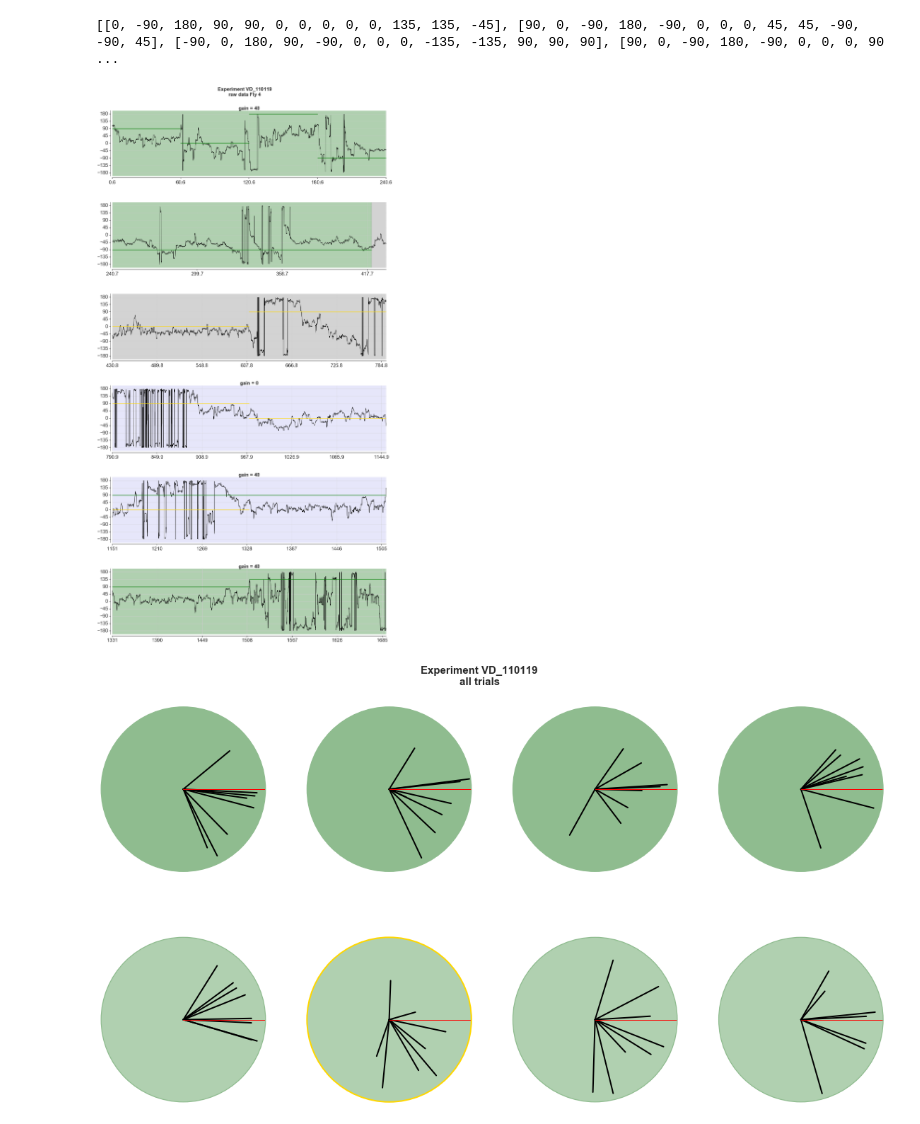
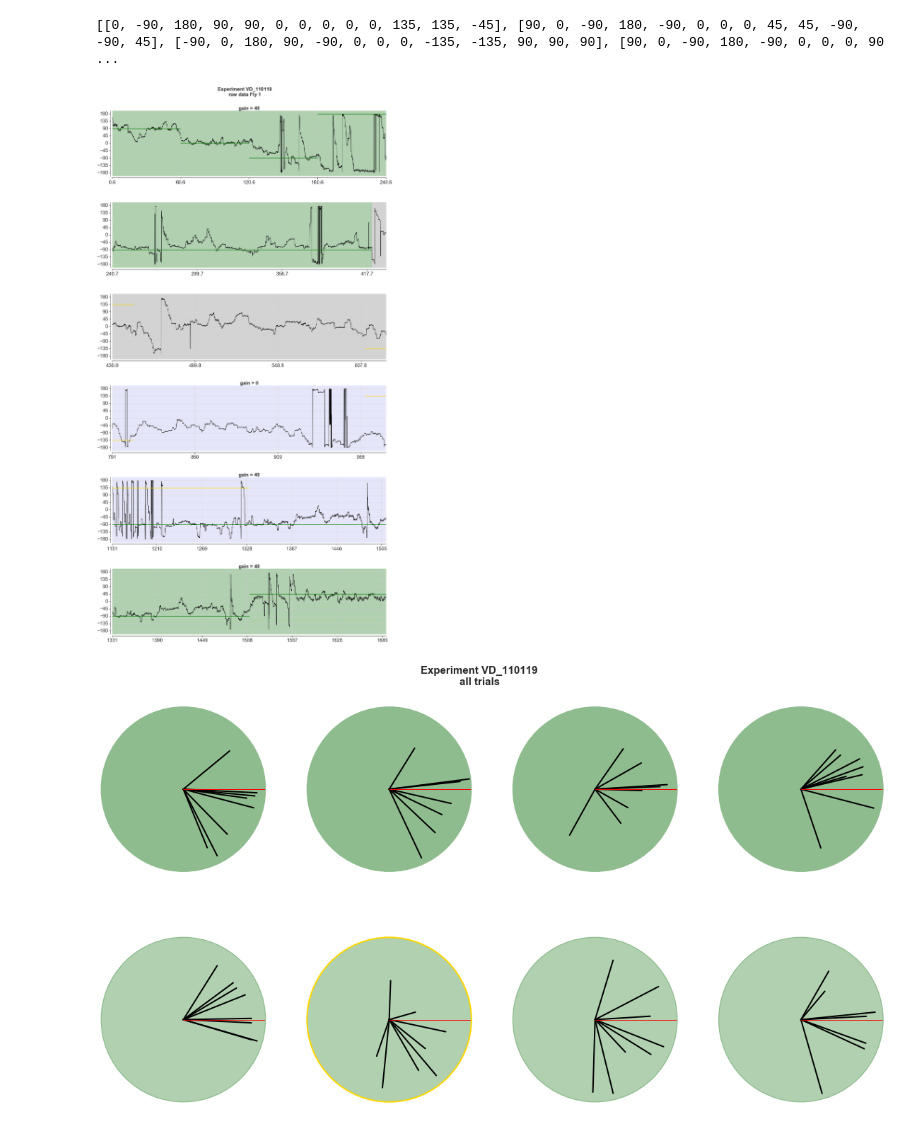
Before and after one commit to f-ponce/vdesert_pipeline, a Jupyter notebook: VD_110119_ov.ipynb, the cells around one changed output. Saved outputs shown, nothing was run; the diff lists cells and outputs as text; code cells hidden in the pictures.

```diff
--- a/VD_110119_ov.ipynb
+++ b/VD_110119_ov.ipynb
@@ -189,7 +189,7 @@ def circvar(alpha,axis=None):
     V = 1-R
     return R
 # %%
-dataDir = '/Users/fponce/Documents/vdesert/temp'
+dataDir = '/Users/fponce/Documents/vdesert/VD_110119/data'
 
 pattern_vdesert_data = "*.hdf5"
 exp = 'VD_110119'
@@ -710,7 +713,7 @@ for i in range(len(allangles_vf)):
 sns.set_style("ticks")
 allangles = all_magnotether_interp_angles
 
-for i in [4]:
+for i in [1]:
     # #plot raw normed data
     fig, axs = plt.subplots(figsize=(30, 50), facecolor='w', edgecolor='k')
     #fig.tight_layout()
@@ -812,6 +815,11 @@ for i in [4]:
     c = all_start_frames_m[i][7]
     d = all_end_frames_m[i][7]
 
+    a = all_start_frames_m[i][6]
+    b = all_start_frames_m[i][6] + 450
+    c = all_start_frames_m[i][7]
+    d = all_start_frames_m[i][7] + 450
+
     ang_to_plot = allangles[i][a:d]
 
     ax3.plot(reg_t[a:d],ang_to_plot,color = 'k')
@@ -847,6 +855,11 @@ for i in [4]:
     b = all_end_frames_m[i][8]
     c = all_start_frames_m[i][9]
     d = all_end_frames_m[i][9]
+
+    a = all_start_frames_m[i][8]
+    b = all_start_frames_m[i][8] + 450
+    c = all_start_frames_m[i][9]
+    d = all_start_frames_m[i][9] + 450
 
     ang_to_plot = allangles[i][a:d]
 
@@ -918,34 +931,34 @@ for i in [4]:
     b = all_end_frames_m[i][11]
     c = all_start_frames_m[i][12]
     d = all_end_frames_m[i][12]
 
     ang_to_plot = allangles[i][a:d]
 
     ax6.plot(reg_t[a:d],ang_to_plot,color = 'k')
     ax6.plot((reg_t[a],reg_t[b]), (all_pat_angles_vd[i][11], all_pat_angles_vd[i][11]), 'green', linewidth= 3)
     ax6.plot((reg_t[c],reg_t[d]), (all_pat_angles_vd[i][12], all_pat_angles_vd[i][12]), 'green', linewidth= 3)
 
     #plot format
     ax6.set_title('gain = '+str(all_gains_vd[i][12]),fontsize = 30, fontweight='bold')
     ax6.set_ylim([-200, 200])
     ax6.set_xlim([reg_t[a], reg_t[d]])
     ax6.set_xticks(np.arange(reg_t[a], reg_t[d], 59))
     ax6.set_yticks(np.arange(-180, 225,45))
     ax6.yaxis.set_tick_params(labelsize=30)
     ax6.xaxis.set_tick_params(labelsize=30)
     #ax1.set_xticklabels((round(all_start_frames[j]/30),round(all_end_frames[j+1]/30)))
     ax6.patch.set_facecolor(bckclr_labels[4])
     ax6.patch.set_alpha(0.7)
     #box, ticks format
     sns.set_style("ticks")
     sns.despine()
     ax6.tick_params(direction='out', length=8, width=2)
     sns.despine(offset=10, trim=False)
     ax6.spines['left'].set_linewidth(2)
     ax6.spines['bottom'].set_linewidth(2)
     ax6.grid(True,linewidth=2)
 # %% [output]
-[figure, old version]
+[figure, new version]
 # %%
 # # circular means plot
 
```
Also changed, not shown: parts of 2 cells of this notebook, 5 other files.
